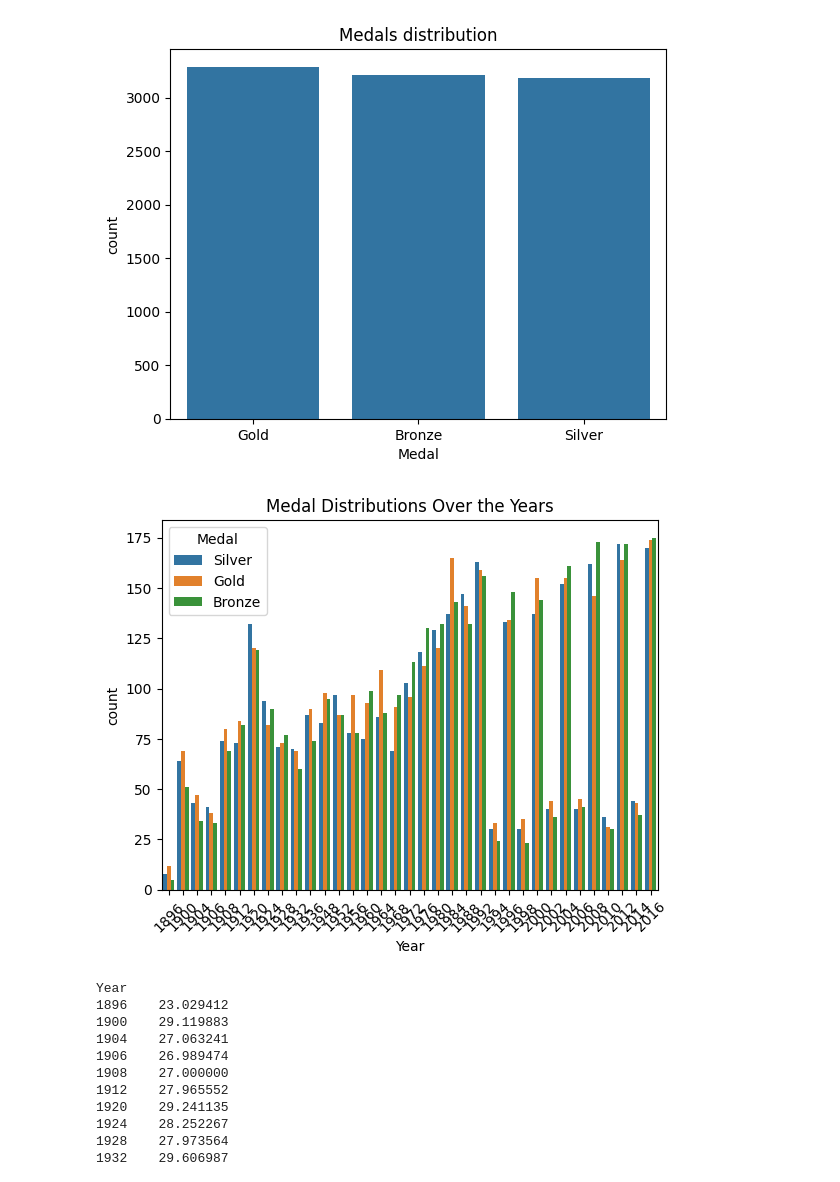
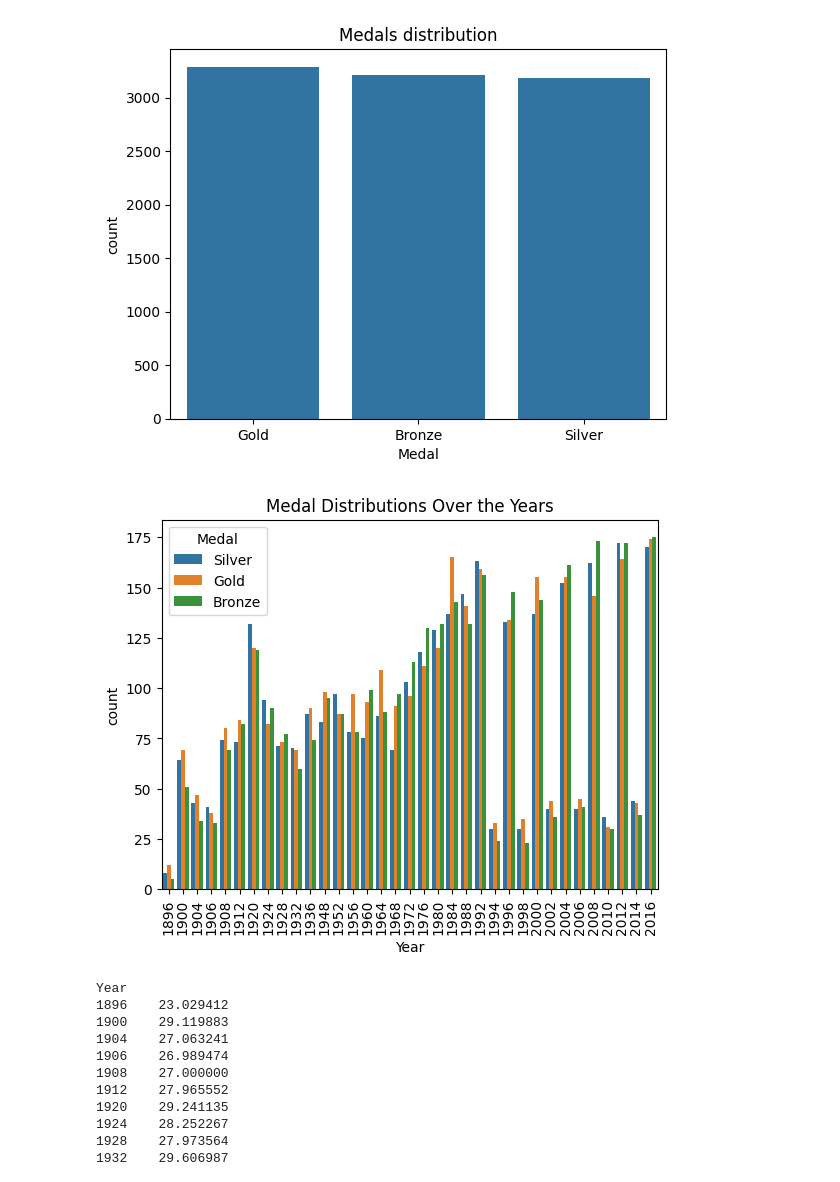
Before and after one commit to samwanyua/Exploratory-Data-Analysis-EDA--Olympics-Dataset, a Jupyter notebook: Notebook.ipynb, the cells around one changed output. Cells and saved outputs as stored; diff of their text form; code cells hidden in the pictures.

Commit message:
Data Visualization with Seaborn

```diff
--- a/Notebook.ipynb
+++ b/Notebook.ipynb
@@ -138,10 +138,10 @@ plt.show()
 # %%
 sns.countplot(data= data, x="Year", hue="Medal")
 plt.title("Medal Distributions Over the Years")
-plt.xticks(rotation = 45)
+plt.xticks(rotation = 90)
 plt.show()
 # %% [output]
-[figure, old version]
+[figure, new version]
 # %%
 year_avg_age = data.groupby("Year")["Age"].mean()
 year_avg_age
```
Also changed, not shown: parts of 1 cell of this notebook.
